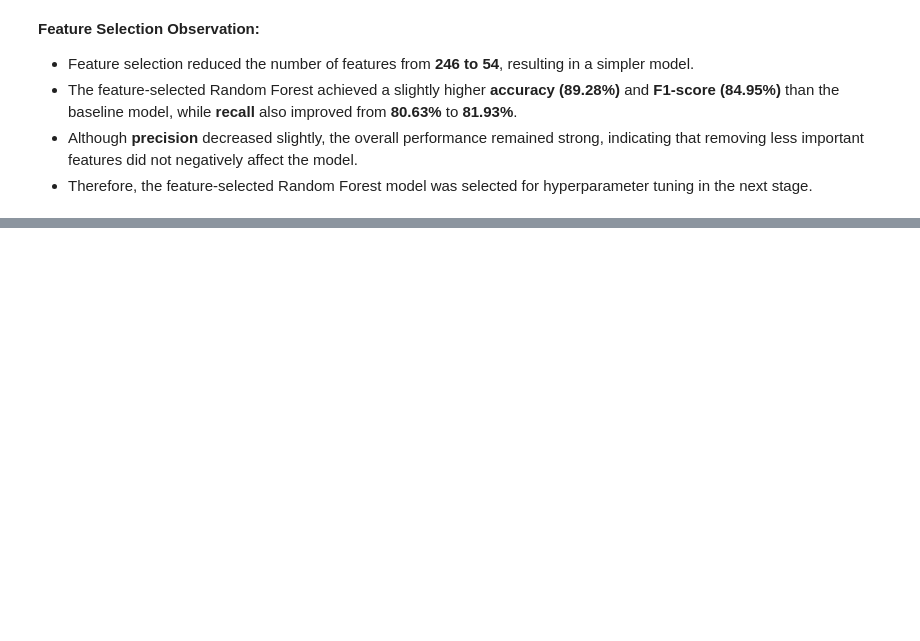
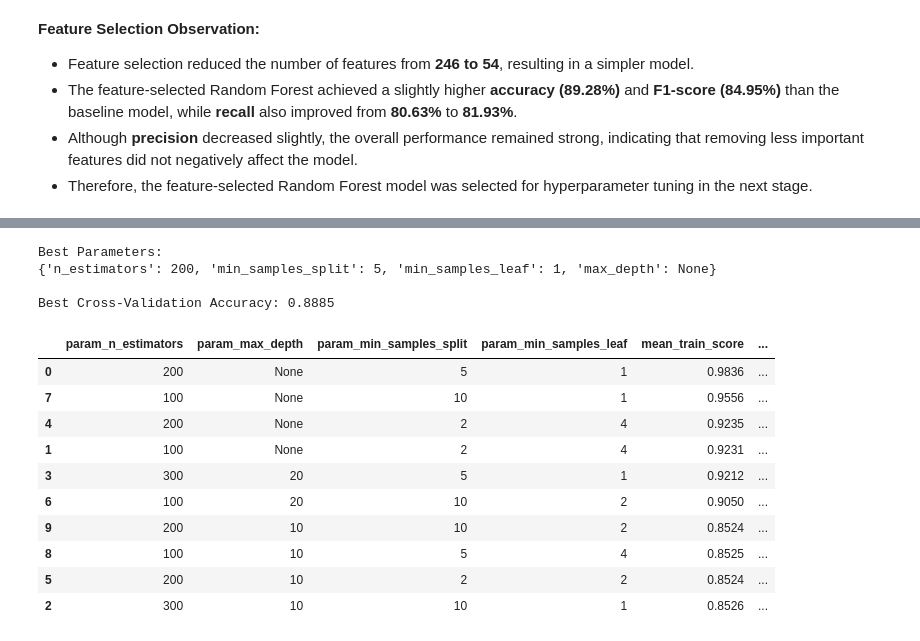
Before and after one commit to yixqinggg/mldp_hotel_booking_prediction, a Jupyter notebook: hotel_booking_cancellation_prediction.ipynb, the cells around one changed output, grey strips where cells are left out. Saved outputs shown, nothing was run; the diff lists cells and outputs as text; code cells hidden in the pictures; blank space fills up the shorter version.

```diff
--- a/hotel_booking_cancellation_prediction.ipynb
+++ b/hotel_booking_cancellation_prediction.ipynb
@@ -1165,0 +1209,18 @@ feature_selection_comparison.round(4)
+# %%
+# hyperparameter tuning
+random_search = RandomizedSearchCV(
+    estimator=rf_selected,
+    param_distributions=param_grid,
+    n_iter=10,
+    cv=cv_strategy,
+    scoring="accuracy",
+    random_state=2026,
+    n_jobs=-1,
+    return_train_score=True
+)
+
+# train the models using different parameter combinations
+random_search.fit(
+    X_train_selected,
+    y_train
+)
@@ -1165,0 +1237,49 @@ feature_selection_comparison.round(4)
+# %%
+# display the best hyperparameters
+print("Best Parameters:")
+print(random_search.best_params_)
+
+# display the best cross-validation accuracy
+print(
+    "\nBest Cross-Validation Accuracy:",
+    round(random_search.best_score_, 4)
+)
+# %% [output]
+Best Parameters:
+{'n_estimators': 200, 'min_samples_split': 5, 'min_samples_leaf': 1, 'max_depth': None}
+
+Best Cross-Validation Accuracy: 0.8885
+# %%
+# store all tuning results in a DataFrame
+tuning_results = pd.DataFrame(
+    random_search.cv_results_
+)
+
+# select the relevant columns
+tuning_log = tuning_results[[
+    "param_n_estimators",
+    "param_max_depth",
+    "param_min_samples_split",
+    "param_min_samples_leaf",
+    "mean_train_score",
+    "mean_test_score",
+    "std_test_score",
+    "rank_test_score"
+]].sort_values(
+    by="rank_test_score"
+)
+
+# display the parameter combinations tested
+tuning_log.round(4)
+# %% [output]
+|  | param_n_estimators | param_max_depth | param_min_samples_split | param_min_samples_leaf | mean_train_score | ... |
+| 0 | 200 | None | 5 | 1 | 0.9836 | ... |
+| 7 | 100 | None | 10 | 1 | 0.9556 | ... |
+| 4 | 200 | None | 2 | 4 | 0.9235 | ... |
+| 1 | 100 | None | 2 | 4 | 0.9231 | ... |
+| 3 | 300 | 20 | 5 | 1 | 0.9212 | ... |
+| 6 | 100 | 20 | 10 | 2 | 0.9050 | ... |
+| 9 | 200 | 10 | 10 | 2 | 0.8524 | ... |
+| 8 | 100 | 10 | 5 | 4 | 0.8525 | ... |
+| 5 | 200 | 10 | 2 | 2 | 0.8524 | ... |
+| 2 | 300 | 10 | 10 | 1 | 0.8526 | ... |
```
Also changed, not shown: parts of 10 cells of this notebook.
